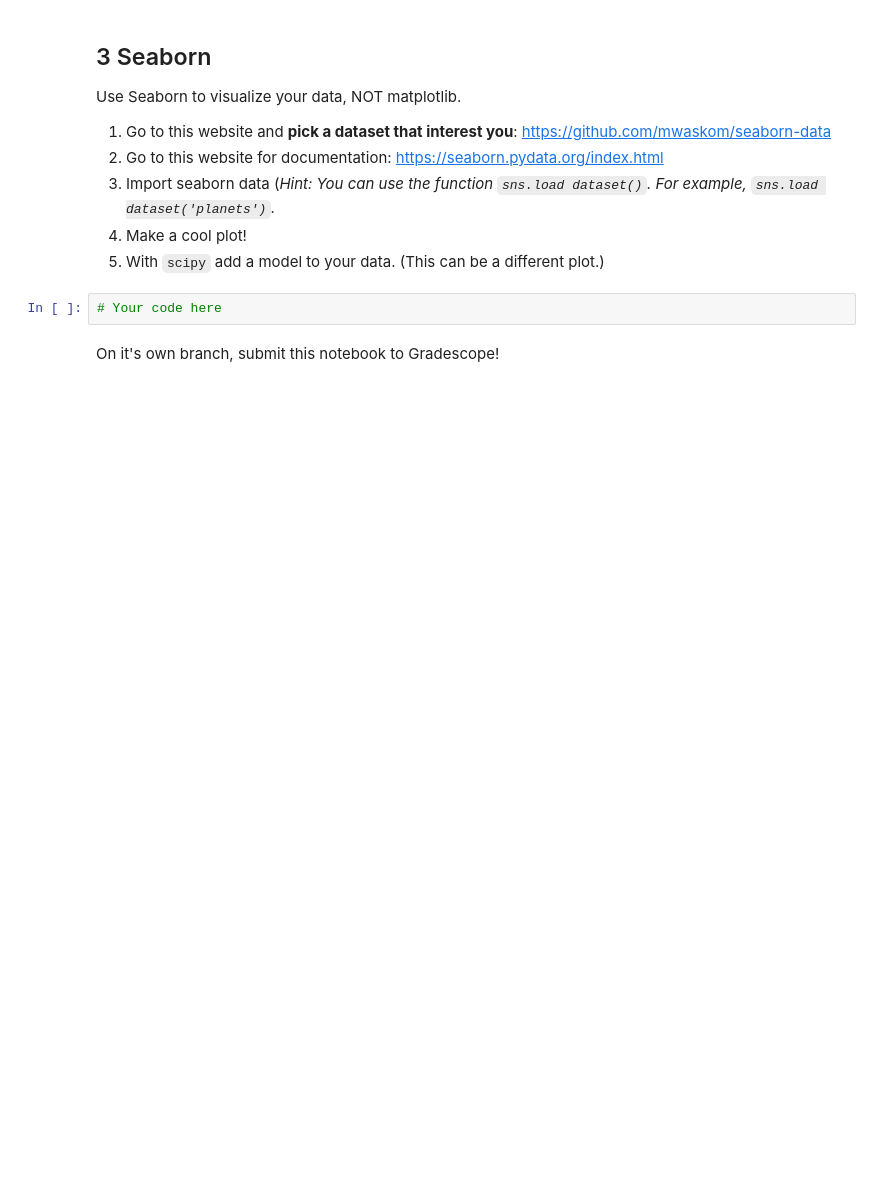
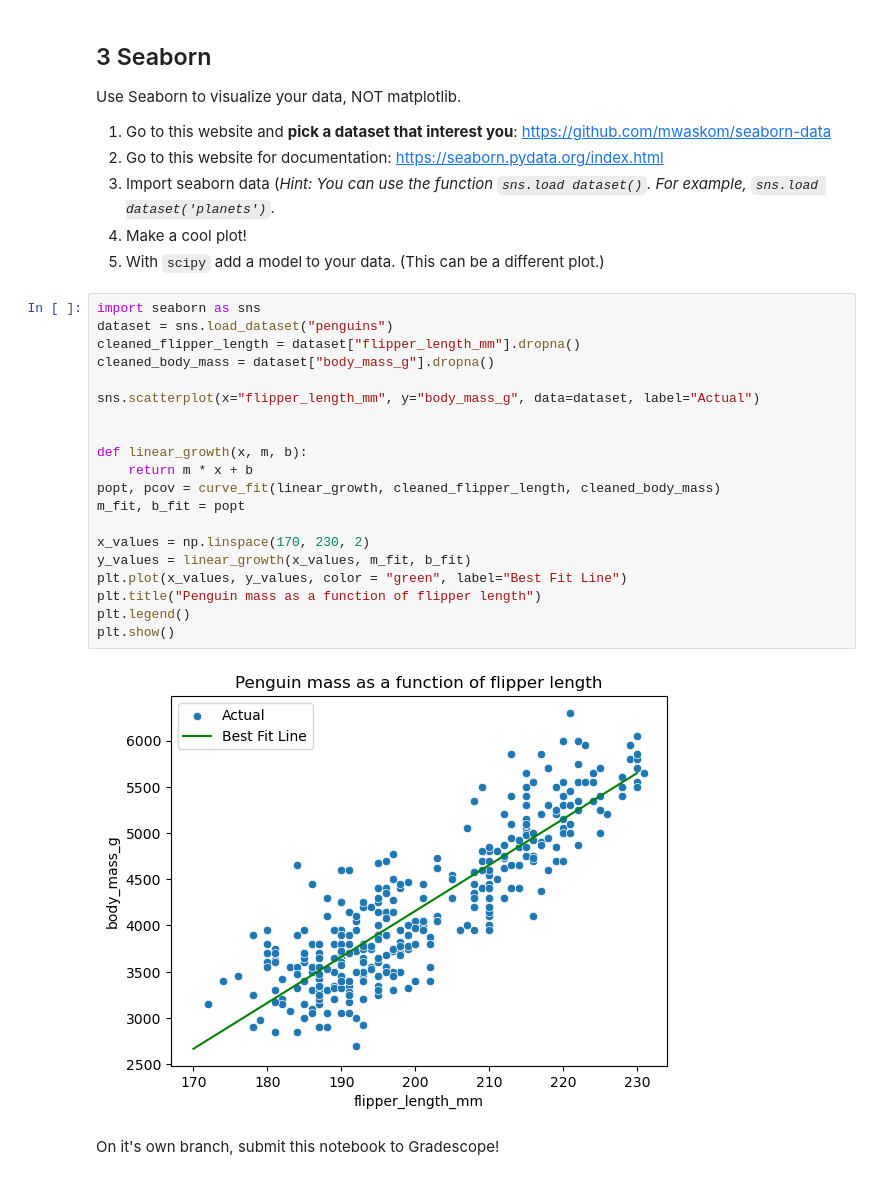
Before and after one commit to santi-agu/ulab_santiago, a Jupyter notebook: homework13/hw13.ipynb, the cells around one changed output. Cells and saved outputs as stored; diff of their text form; blank space fills up the shorter version.

```diff
--- a/homework13/hw13.ipynb
+++ b/homework13/hw13.ipynb
@@ -216,6 +267,26 @@ Use Seaborn to visualize your data, NOT matplotlib.
 4) Make a cool plot!
 5) With `scipy` add a model to your data. (This can be a different plot.)
 # %%
-# Your code here
+import seaborn as sns
+dataset = sns.load_dataset("penguins")
+cleaned_flipper_length = dataset["flipper_length_mm"].dropna()
+cleaned_body_mass = dataset["body_mass_g"].dropna()
+
+sns.scatterplot(x="flipper_length_mm", y="body_mass_g", data=dataset, label="Actual")
+
+
+def linear_growth(x, m, b):
+    return m * x + b
+popt, pcov = curve_fit(linear_growth, cleaned_flipper_length, cleaned_body_mass)
+m_fit, b_fit = popt
+
+x_values = np.linspace(170, 230, 2)
+y_values = linear_growth(x_values, m_fit, b_fit)
+plt.plot(x_values, y_values, color = "green", label="Best Fit Line")
+plt.title("Penguin mass as a function of flipper length")
+plt.legend()
+plt.show()
+# %% [output]
+[figure, added]
 # %% [markdown]
 On it's own branch, submit this notebook to Gradescope!
```
Also changed, not shown: parts of 15 cells of this notebook, 1 other file.
